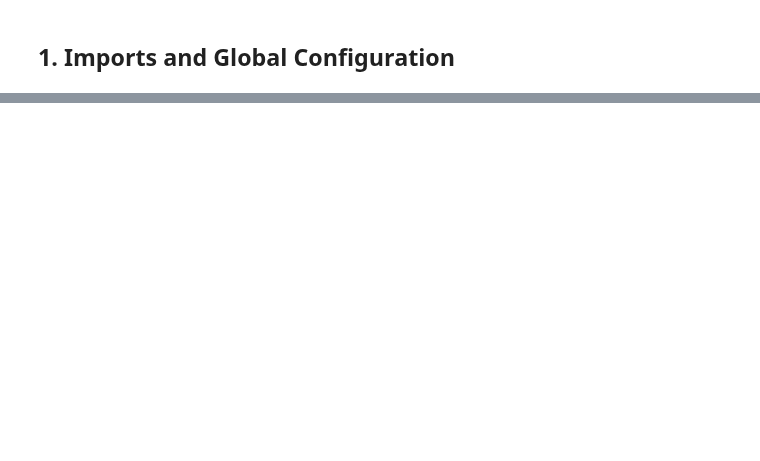
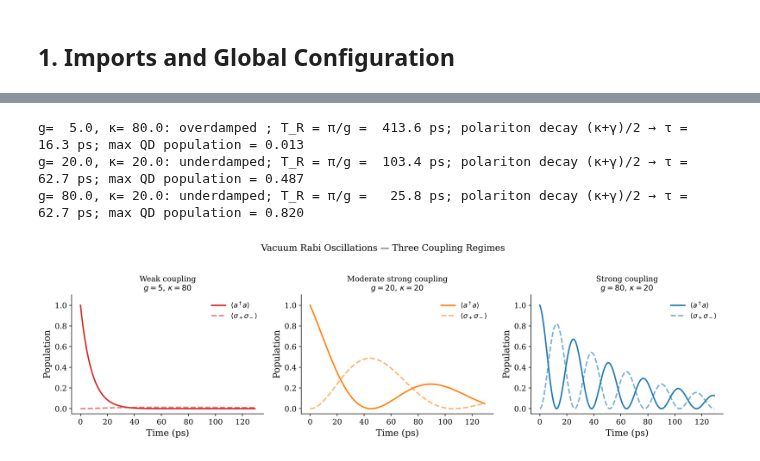
Before and after one commit to SharonXal/Open-Quantum-Dynamics-Simulation, a Jupyter notebook: open_JC_model_lindblad.ipynb, the cells around one changed output, grey strips where cells are left out. Cells and saved outputs as stored; diff of their text form; code cells hidden in the pictures; blank space fills up the shorter version.

```diff
--- a/open_JC_model_lindblad.ipynb
+++ b/open_JC_model_lindblad.ipynb
@@ -1326,0 +269,53 @@ Extensions of this model include:
+# %%
+# ════════════════════════════════════════════════════════════
+#  SECTION 4: Vacuum Rabi Oscillations in three regimes
+# ════════════════════════════════════════════════════════════
+t_max = 5 * np.pi / g                 # 5 exchange periods of the strong-coupling case
+tlist = np.linspace(0, t_max, 600)
+
+psi0 = tensor(basis(N_cav, 1), basis(2, 1))   # |1>_cav ⊗ |g>_QD
+rho0 = ket2dm(psi0)
+
+n_cav_op  = a_dag * a
+n_atom_op = sp * sm
+
+regimes = {
+    "Weak coupling\n$g=5,\\,\\kappa=80$":            (5.0,  80.0, 1.0),
+    "Moderate strong coupling\n$g=20,\\,\\kappa=20$": (20.0, 20.0, 1.0),
+    "Strong coupling\n$g=80,\\,\\kappa=20$":          (80.0, 20.0, 1.0),
+}
+
+results = {}
+for label, (g_val, kap_val, gam_val) in regimes.items():
+    res = mesolve(make_H_JC(g_val=g_val), rho0, tlist,
+                  c_ops=make_collapse_ops(kap=kap_val, gam=gam_val),
+                  e_ops=[n_cav_op, n_atom_op])
+    results[label] = res
+    regime = ("underdamped" if g_val > abs(kap_val - gam_val)/4 else "overdamped")
+    print(f"g={g_val:5.1f}, κ={kap_val:5.1f}: {regime:11s}; "
+          f"T_R = π/g = {np.pi/g_val*HBAR_PS:6.1f} ps; "
+          f"polariton decay (κ+γ)/2 → τ = {2/(kap_val+gam_val)*HBAR_PS:5.1f} ps; "
+          f"max QD population = {np.max(res.expect[1]):.3f}")
+
+fig, axes = plt.subplots(1, 3, figsize=(14, 4))
+colors = ["#d62728", "#ff7f0e", "#1f77b4"]
+t_ps = tlist * HBAR_PS
+for ax, (label, res), col in zip(axes, results.items(), colors):
+    ax.plot(t_ps, res.expect[0], lw=2, color=col, label=r"$\langle a^\dagger a\rangle$")
+    ax.plot(t_ps, res.expect[1], lw=2, ls="--", color=col, alpha=0.6,
+            label=r"$\langle\sigma_+\sigma_-\rangle$")
+    ax.set_title(label, fontsize=11)
+    ax.set_xlabel("Time (ps)")
+    ax.set_ylabel("Population")
+    ax.legend(loc="upper right", frameon=False)
+    ax.set_ylim(-0.05, 1.1)
+
+fig.suptitle("Vacuum Rabi Oscillations — Three Coupling Regimes", fontsize=13, y=1.02)
+plt.tight_layout()
+plt.savefig("fig1_vacuum_rabi.pdf", bbox_inches="tight")
+plt.show()
+# %% [output]
+g=  5.0, κ= 80.0: overdamped ; T_R = π/g =  413.6 ps; polariton decay (κ+γ)/2 → τ =  16.3 ps; max QD population = 0.013
+g= 20.0, κ= 20.0: underdamped; T_R = π/g =  103.4 ps; polariton decay (κ+γ)/2 → τ =  62.7 ps; max QD population = 0.487
+g= 80.0, κ= 20.0: underdamped; T_R = π/g =   25.8 ps; polariton decay (κ+γ)/2 → τ =  62.7 ps; max QD population = 0.820
+[figure, added]
```
Also changed, not shown: parts of 61 cells of this notebook.
